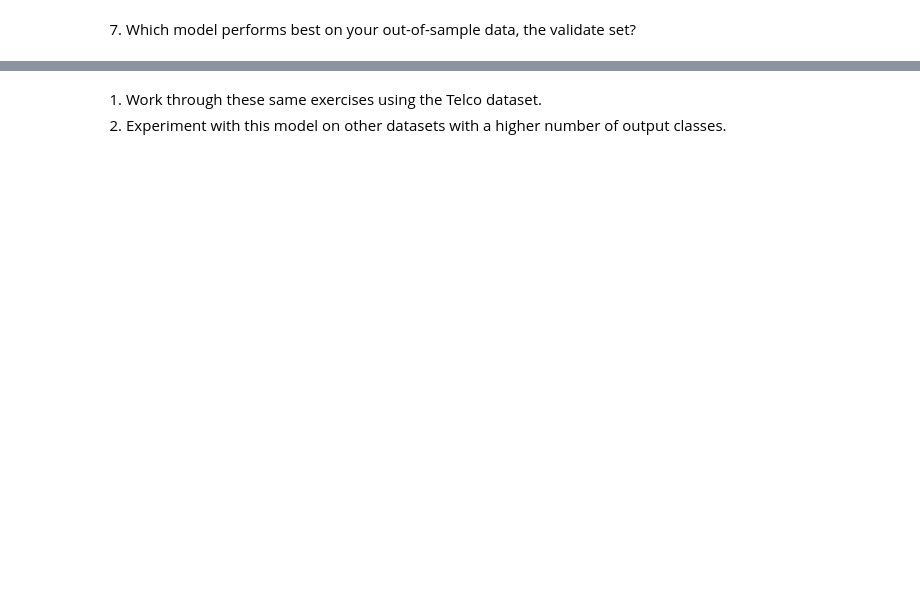
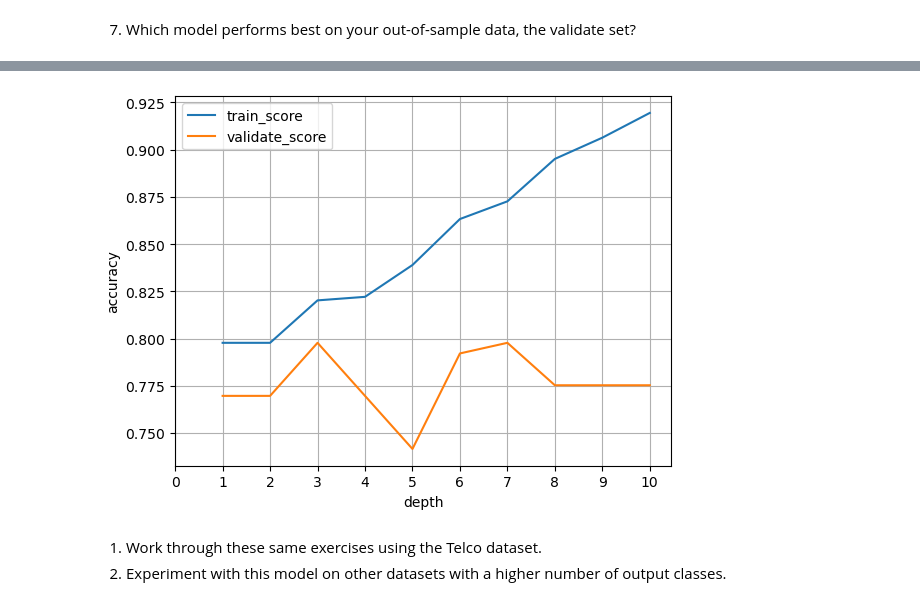
Before and after one commit to MigashaneVictoire/classification-exercises, a Jupyter notebook: decision_tree.ipynb, the cells around one changed output, grey strips where cells are left out. Saved outputs shown, nothing was run; the diff lists cells and outputs as text; code cells hidden in the pictures; blank space fills up the shorter version.

```diff
--- a/decision_tree.ipynb
+++ b/decision_tree.ipynb
@@ -25,0 +49,4 @@ train.head()
+# %%
+# baseline accurecy
+baseline_acc_score = accuracy_score(train.survived, train.baseline)
+baseline_acc_score
@@ -34,2 +215,34 @@ train.head()
 # %% [markdown]
 6. Which model performs better on your in-sample data?
+# %%
+results = []
+for i in range(1,11):
+#     base line
+    baseline_acc_score = accuracy_score(train.survived, train.baseline)
+
+#      create tree object
+    # for classification you can change the algorithm to gini or entropy (information gain).
+    # gini is default
+
+    treeClf = DecisionTreeClassifier(max_depth= i, random_state=95)
+
+    # fit model
+    treeClf = treeClf.fit(xtrain, ytrain)
+
+    # train accurecy score
+    trainScore = treeClf.score(xtrain, ytrain)
+    validateScore = treeClf.score(xval, yval)
+
+    clf_dic = {
+        "depth": i,
+        "train_score": trainScore,
+        "validate_score": validateScore,
+        "difference": trainScore - validateScore,
+        "train_baseline_diff": baseline_acc_score - trainScore,
+        "val_baseline_diff": baseline_acc_score - validateScore
+    }
+
+    results.append(clf_dic)
+# %%
+res_df = pd.DataFrame(results)
+res_df.head()
@@ -38,3 +268,11 @@ train.head()
+# %%
+res_df[res_df.columns[:-3]].set_index("depth").plot()
+plt.ylabel('accuracy')
+plt.xticks(np.arange(0,11))
+plt.grid()
+plt.show()
+# %% [output]
+[figure, added]
 # %% [markdown]
 1. Work through these same exercises using the Telco dataset.
 2. Experiment with this model on other datasets with a higher number of output classes.
```
Also changed, not shown: parts of 33 cells of this notebook.
